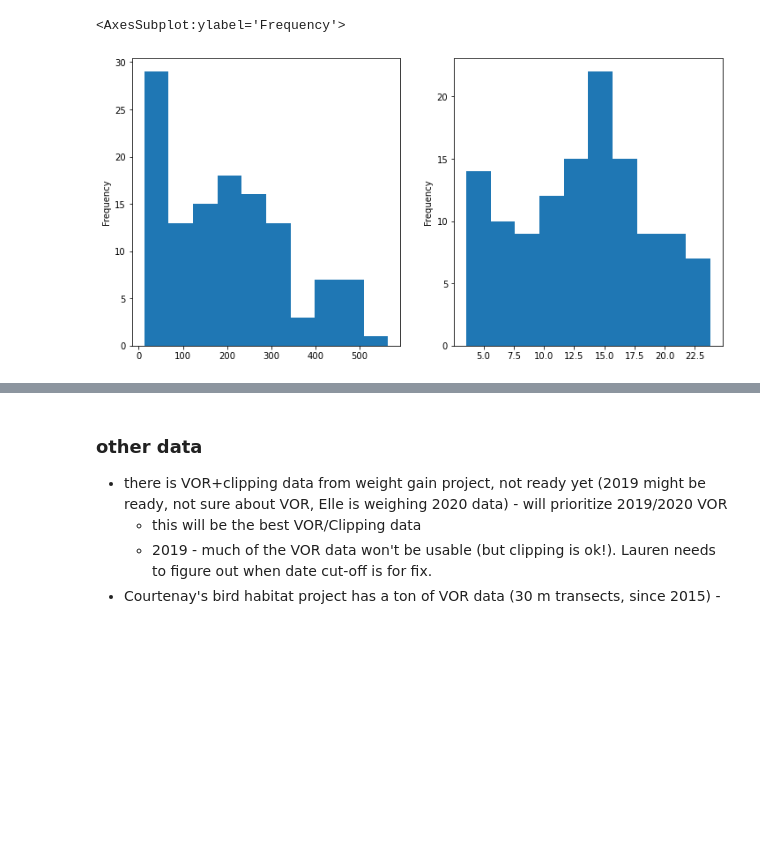
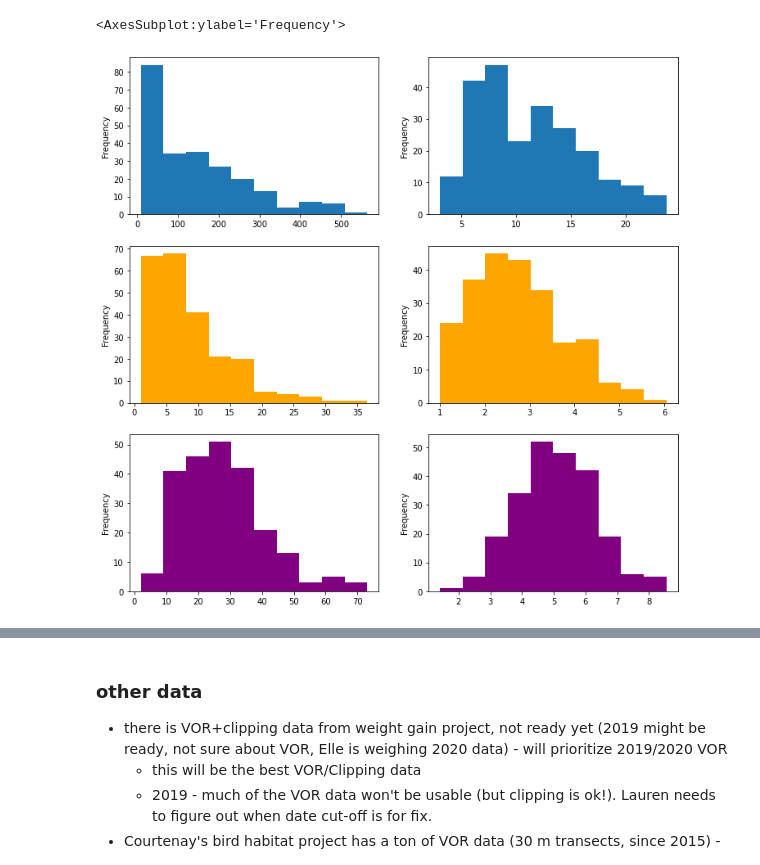
Before and after one commit to kearney-sp/tbng_veg, a Jupyter notebook: vor_linreg.ipynb, the cells around one changed output, grey strips where cells are left out. Cells and saved outputs as stored; diff of their text form; code cells hidden in the pictures; blank space fills up the shorter version.

Commit message:
update with weight gains data/code

```diff
--- a/vor_linreg.ipynb
+++ b/vor_linreg.ipynb
@@ -7,18 +7,29 @@ import numpy as np
 import matplotlib.pyplot as plt
 # %%
 df_nex_vor = pd.read_csv('data/TB_nex_vor.csv', parse_dates=['Date'])
+df_gmdr_vor = pd.read_csv('data/TB_gmdr_vor.csv', parse_dates=['Date'])
+df_wtgn_vor = pd.read_csv('data/TB_wtgn_vor.csv', parse_dates=['Date'])
-# %%
-# remove spaces from column names in NEX data
-for c in df_nex_vor.columns:
-    if ' ' in c:
-        df_nex_vor.rename(columns={c: re.sub(' ', '_', c)}, inplace=True)
 # %%
-df_vor = df_nex_vor
+df_vor = pd.concat([df_nex_vor,
+                    df_gmdr_vor,
+                    df_wtgn_vor], axis=0)
+# %%
+# remove spaces from column names
+for c in df_vor.columns:
+    if ' ' in c:
+        df_vor.rename(columns={c: re.sub(' ', '_', c)}, inplace=True)
 # %%
-fig, ax = plt.subplots(ncols=2, figsize=(12, 6))
-df_vor['Total_Weight_(g/m^2)'].plot.hist(ax=ax[0])
-df_vor['Total_Weight_(g/m^2)'].transform(lambda x: np.power(x, 0.5)).plot.hist(ax=ax[1])
+fig, ax = plt.subplots(ncols=2, nrows=3, figsize=(12, 12))
+df_vor['Total_Weight_(g/m^2)'].plot.hist(ax=ax[0, 0])
+df_vor['Total_Weight_(g/m^2)'].transform(lambda x: np.power(x, 0.5)).plot.hist(ax=ax[0, 1])
+
+df_vor['Low_cm'].plot.hist(ax=ax[1, 0], color='orange')
+df_vor['Low_cm'].transform(lambda x: np.power(x, 0.5)).plot.hist(ax=ax[1, 1], color='orange')
+
+df_vor['High_cm'].plot.hist(ax=ax[2, 0], color='purple')
+df_vor['High_cm'].transform(lambda x: np.power(x, 0.5)).plot.hist(ax=ax[2, 1], color='purple')
+#df_vor['Total_Weight_(g/m^2)'].transform(lambda x: np.log(x)).plot.hist(ax=ax[1])
 # %% [output]
 <AxesSubplot:ylabel='Frequency'>
-[figure, old version]
+[figure, new version]
 # %%
```
Also changed, not shown: parts of 5 cells of this notebook, 4 other files.
